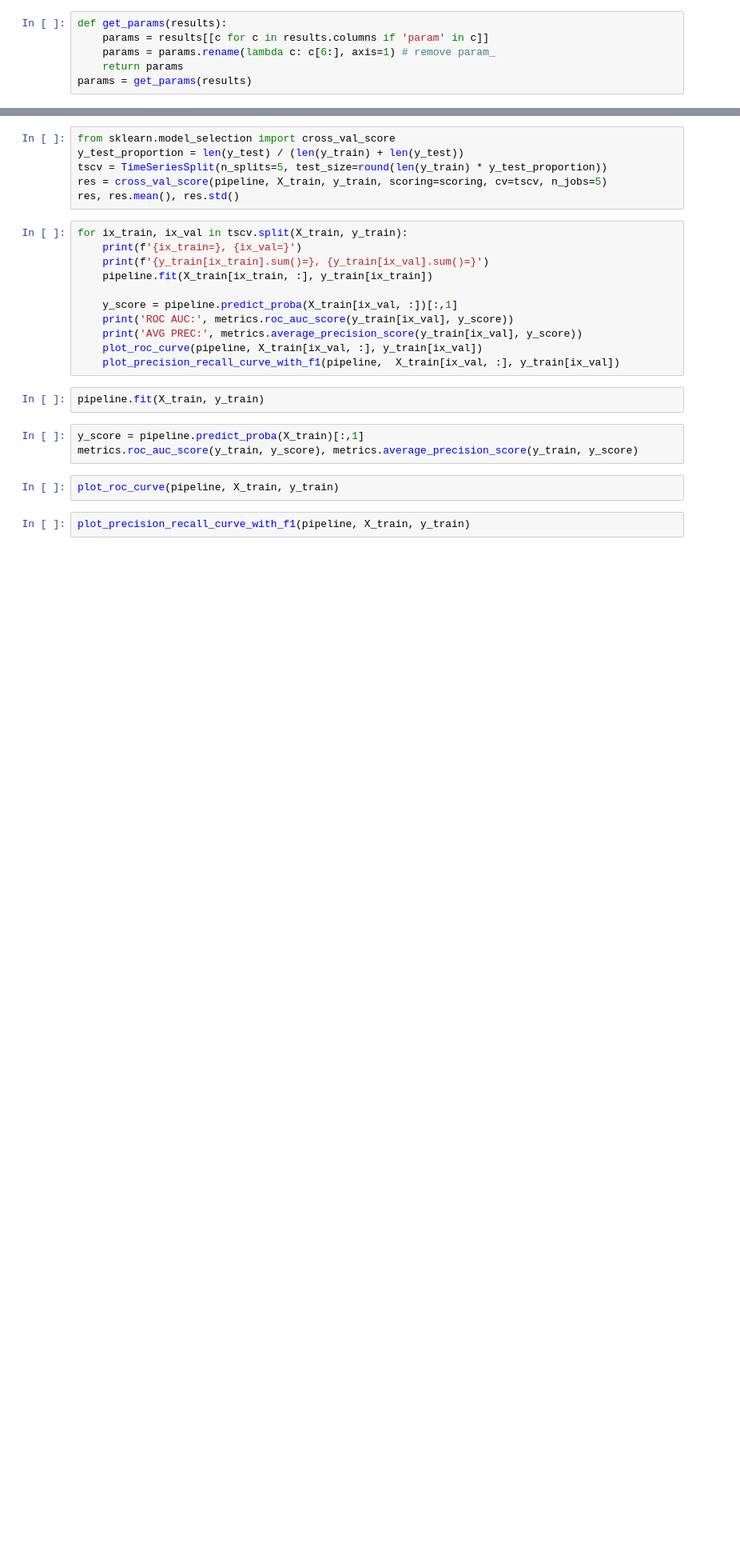
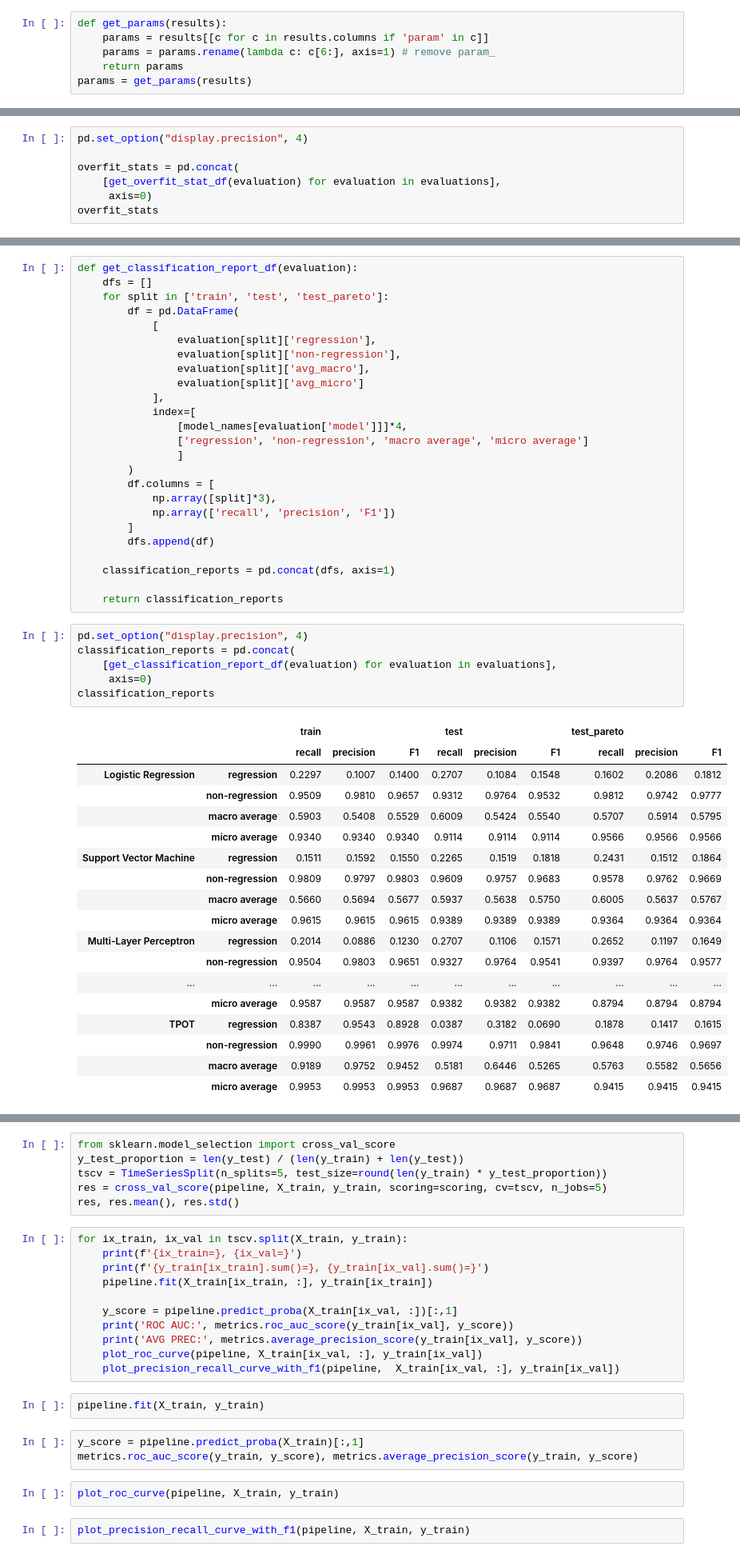
Before and after one commit to markus7800/firefox-performance-regressions, a Jupyter notebook: experiments/ModelEvaluation.ipynb, the cells around one changed output, grey strips where cells are left out. Shown: that part at 80% size. Drawn from its saved outputs; the diff is of its cells as text; blank space fills up the shorter version.

```diff
--- a/experiments/ModelEvaluation.ipynb
+++ b/experiments/ModelEvaluation.ipynb
@@ -123,0 +339,7 @@ Name: 17, dtype: object
+# %%
+pd.set_option("display.precision", 4)
+
+overfit_stats = pd.concat(
+    [get_overfit_stat_df(evaluation) for evaluation in evaluations],
+     axis=0)
+overfit_stats
@@ -123,0 +371,50 @@ Name: 17, dtype: object
+# %%
+def get_classification_report_df(evaluation):
+    dfs = []
+    for split in ['train', 'test', 'test_pareto']:
+        df = pd.DataFrame(
+            [
+                evaluation[split]['regression'],
+                evaluation[split]['non-regression'],
+                evaluation[split]['avg_macro'],
+                evaluation[split]['avg_micro']
+            ],
+            index=[
+                [model_names[evaluation['model']]]*4,
+                ['regression', 'non-regression', 'macro average', 'micro average']
+                ]
+        )
+        df.columns = [
+            np.array([split]*3),
+            np.array(['recall', 'precision', 'F1'])
+        ]
+        dfs.append(df)
+
+    classification_reports = pd.concat(dfs, axis=1)
+
+    return classification_reports
+# %%
+pd.set_option("display.precision", 4)
+classification_reports = pd.concat(
+    [get_classification_report_df(evaluation) for evaluation in evaluations],
+     axis=0)
+classification_reports
+# %% [output]
+|  |  | train |  |  | test |  |  | test_pareto |  |  |
+|  |  | recall | precision | F1 | recall | precision | F1 | recall | precision | F1 |
+| Logistic Regression | regression | 0.2297 | 0.1007 | 0.1400 | 0.2707 | 0.1084 | 0.1548 | 0.1602 | 0.2086 | 0.1812 |
+|  | non-regression | 0.9509 | 0.9810 | 0.9657 | 0.9312 | 0.9764 | 0.9532 | 0.9812 | 0.9742 | 0.9777 |
+|  | macro average | 0.5903 | 0.5408 | 0.5529 | 0.6009 | 0.5424 | 0.5540 | 0.5707 | 0.5914 | 0.5795 |
+|  | micro average | 0.9340 | 0.9340 | 0.9340 | 0.9114 | 0.9114 | 0.9114 | 0.9566 | 0.9566 | 0.9566 |
+| Support Vector Machine | regression | 0.1511 | 0.1592 | 0.1550 | 0.2265 | 0.1519 | 0.1818 | 0.2431 | 0.1512 | 0.1864 |
+|  | non-regression | 0.9809 | 0.9797 | 0.9803 | 0.9609 | 0.9757 | 0.9683 | 0.9578 | 0.9762 | 0.9669 |
+|  | macro average | 0.5660 | 0.5694 | 0.5677 | 0.5937 | 0.5638 | 0.5750 | 0.6005 | 0.5637 | 0.5767 |
+|  | micro average | 0.9615 | 0.9615 | 0.9615 | 0.9389 | 0.9389 | 0.9389 | 0.9364 | 0.9364 | 0.9364 |
+| Multi-Layer Perceptron | regression | 0.2014 | 0.0886 | 0.1230 | 0.2707 | 0.1106 | 0.1571 | 0.2652 | 0.1197 | 0.1649 |
+|  | non-regression | 0.9504 | 0.9803 | 0.9651 | 0.9327 | 0.9764 | 0.9541 | 0.9397 | 0.9764 | 0.9577 |
+| ... | ... | ... | ... | ... | ... | ... | ... | ... | ... | ... |
+|  | micro average | 0.9587 | 0.9587 | 0.9587 | 0.9382 | 0.9382 | 0.9382 | 0.8794 | 0.8794 | 0.8794 |
+| TPOT | regression | 0.8387 | 0.9543 | 0.8928 | 0.0387 | 0.3182 | 0.0690 | 0.1878 | 0.1417 | 0.1615 |
+|  | non-regression | 0.9990 | 0.9961 | 0.9976 | 0.9974 | 0.9711 | 0.9841 | 0.9648 | 0.9746 | 0.9697 |
+|  | macro average | 0.9189 | 0.9752 | 0.9452 | 0.5181 | 0.6446 | 0.5265 | 0.5763 | 0.5582 | 0.5656 |
+|  | micro average | 0.9953 | 0.9953 | 0.9953 | 0.9687 | 0.9687 | 0.9687 | 0.9415 | 0.9415 | 0.9415 |
```
Also changed, not shown: parts of 25 cells of this notebook, 1 other file.
